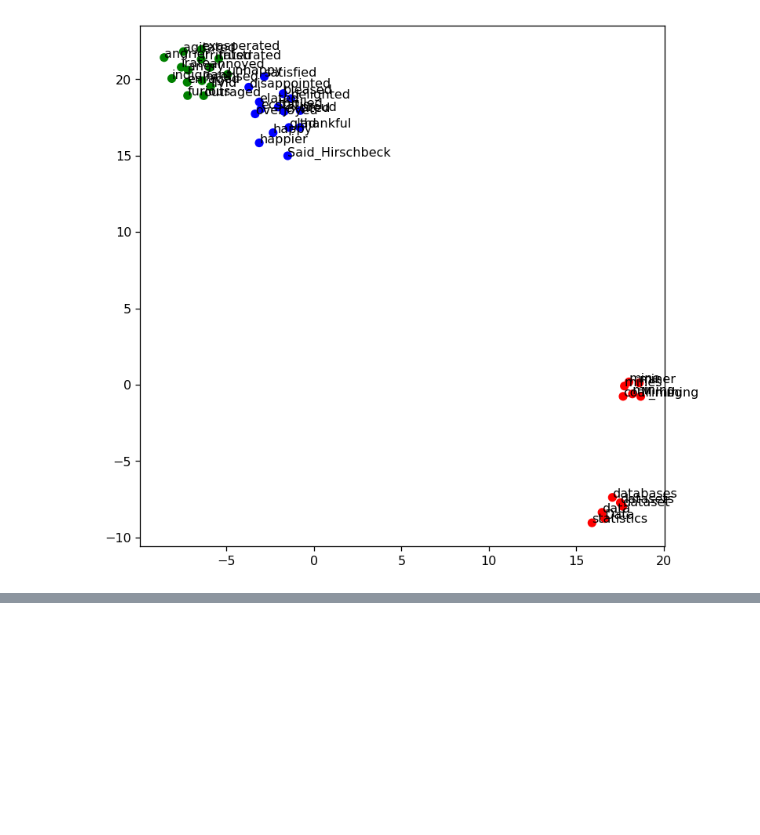
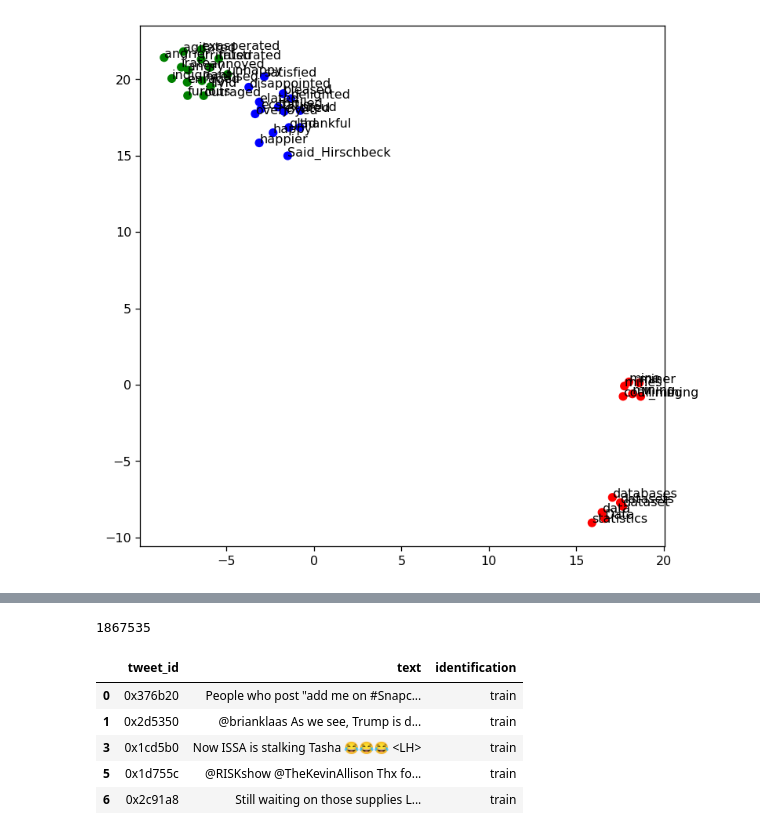
Before and after one commit to Haoze0102/DM2023-Lab2-Master, a Jupyter notebook: Homework/DM2023-Lab2-Homework.ipynb, the cells around one changed output, grey strips where cells are left out. Saved outputs shown, nothing was run; the diff lists cells and outputs as text; code cells hidden in the pictures; blank space fills up the shorter version.

```diff
--- a/Homework/DM2023-Lab2-Homework.ipynb
+++ b/Homework/DM2023-Lab2-Homework.ipynb
@@ -362,0 +455,4 @@ plt.show()
+# %%
+merged_df.shape[0]
+# %% [output]
+1867535
@@ -362,0 +469,9 @@ plt.show()
+# %%
+train_df.head()
+# %% [output]
+|  | tweet_id | text | identification |
+| 0 | 0x376b20 | People who post "add me on #Snapc... | train |
+| 1 | 0x2d5350 | @brianklaas As we see, Trump is d... | train |
+| 3 | 0x1cd5b0 | Now ISSA is stalking Tasha 😂😂😂 <LH> | train |
+| 5 | 0x1d755c | @RISKshow @TheKevinAllison Thx fo... | train |
+| 6 | 0x2c91a8 | Still waiting on those supplies L... | train |
```
Also changed, not shown: parts of 34 cells of this notebook.
